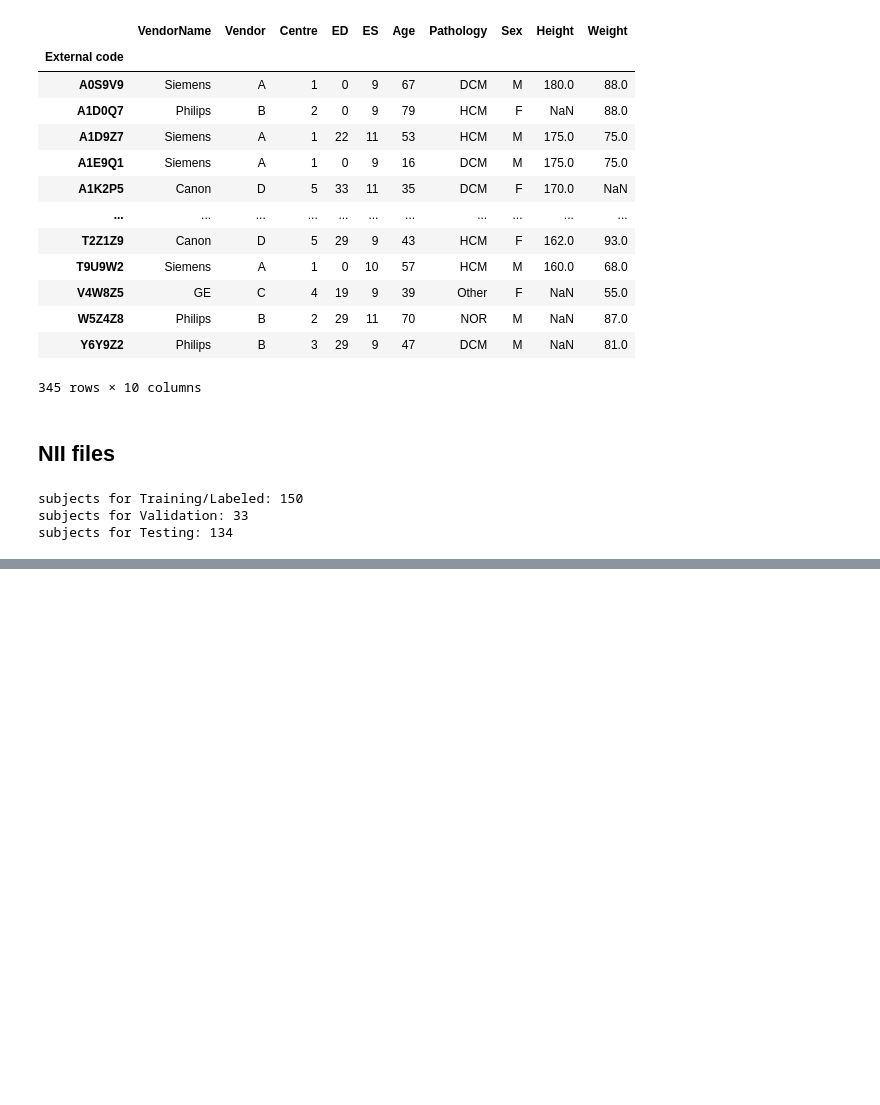
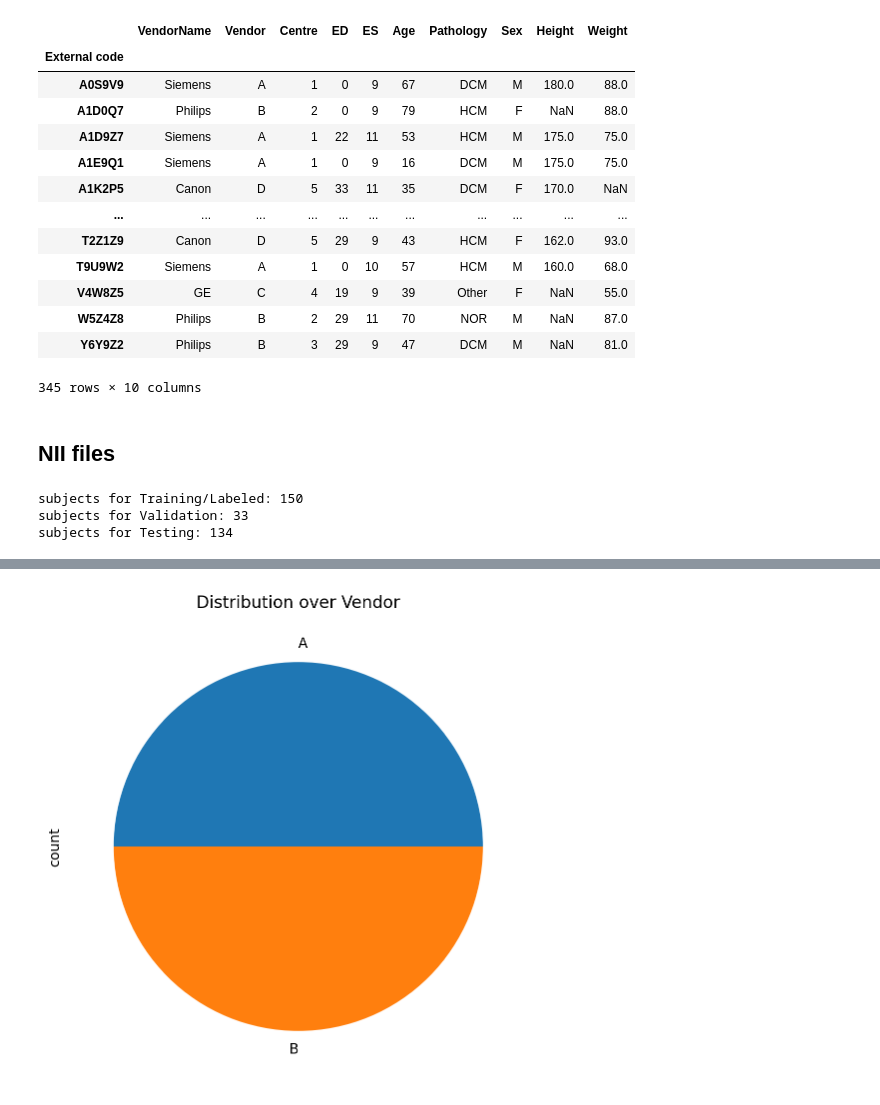
Before and after one commit to MAHDI-Imen/M-M, a Jupyter notebook: M_M.ipynb, the cells around one changed output, grey strips where cells are left out. Saved outputs shown, nothing was run; the diff lists cells and outputs as text; code cells hidden in the pictures; blank space fills up the shorter version.

```diff
--- a/M_M.ipynb
+++ b/M_M.ipynb
@@ -11,0 +1,28 @@ import torch
+# %%
+import glob
+import multiprocessing
+import random
+import time
+import enum
+
+import numpy as np
+from scipy import stats
+import pandas as pd
+import matplotlib.pyplot as plt
+
+import torch
+import torchio as tio
+import torchvision
+import tqdm
+
+from unet import UNet
+
+seed = 42
+random.seed(seed)
+torch.manual_seed(seed)
+%config InlineBackend.figure_format = 'retina'
+num_workers = multiprocessing.cpu_count()
+plt.rcParams['figure.figsize'] = 12, 6
+
+print('Last run on', time.ctime())
+print('TorchIO version:', tio.__version__)
@@ -144,0 +228,10 @@ one_subject.plot(channel=1)
+# %%
+def plot_distribution(attribute, subjects, metadata,kind='pie'):
+    data = {attribute: [metadata.loc[index][attribute] for index in subjects]}
+    partition = pd.DataFrame(data)
+    partition[attribute].value_counts().plot(kind=kind)
+    plt.title(f"Distribution over {attribute}")
+# %%
+plot_distribution("Vendor", train_subjects, metadata)
+# %% [output]
+[figure, added]
```
Also changed, not shown: parts of 24 cells of this notebook.
